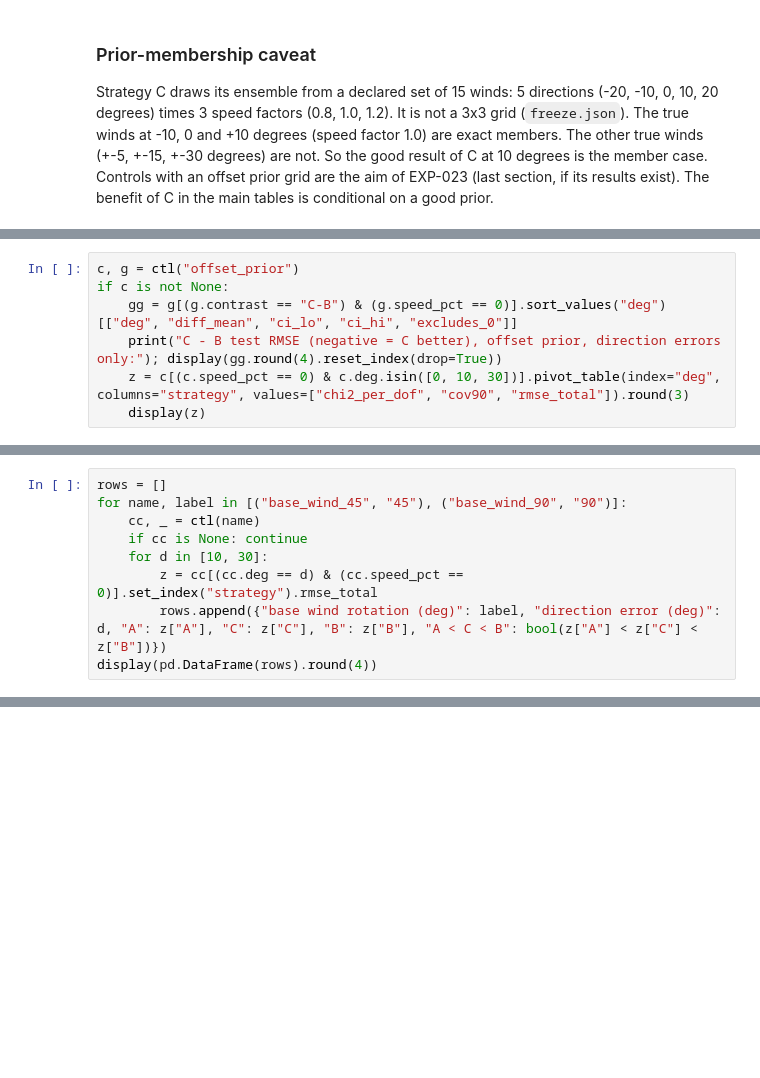
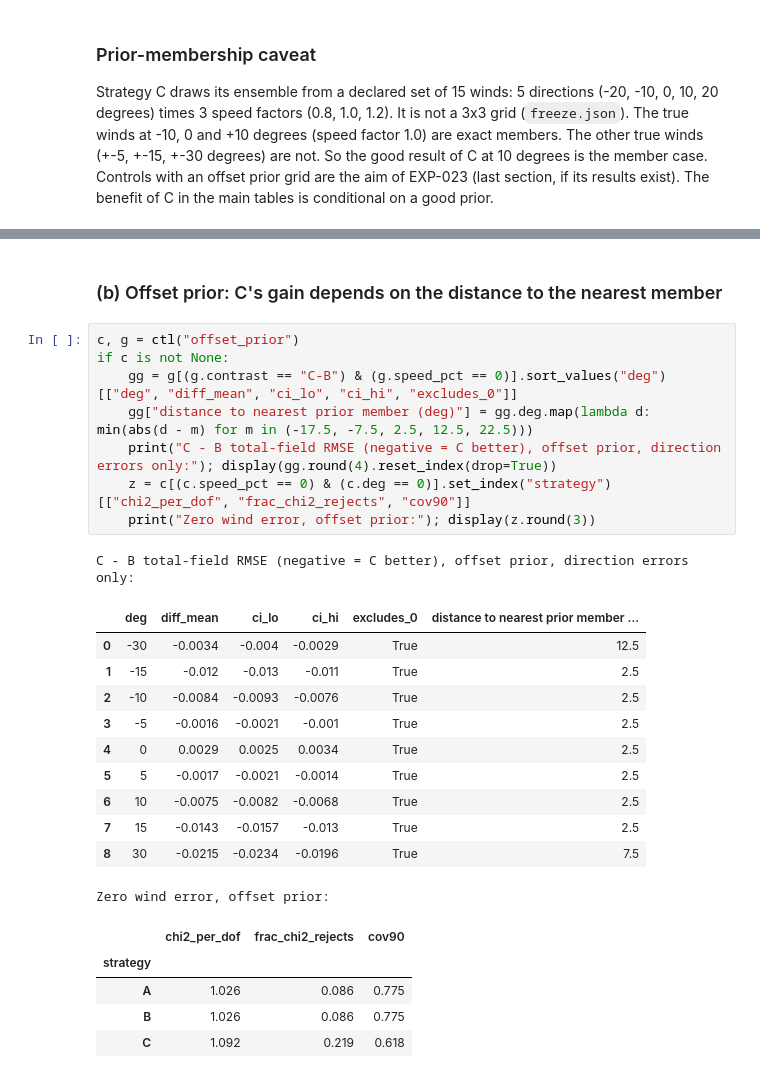
Before and after one commit to yubrajbhandari923/pravah, a Jupyter notebook: notebooks/09_phase3_winds_and_uncertainty.ipynb, the cells around one changed output, grey strips where cells are left out. Drawn from its saved outputs; the diff is of its cells as text; blank space fills up the shorter version.

```diff
--- a/notebooks/09_phase3_winds_and_uncertainty.ipynb
+++ b/notebooks/09_phase3_winds_and_uncertainty.ipynb
@@ -320,7 +257,0 @@ Total RMSE at zero wind error changes little with alpha. A caveat: alpha 0.1 hel
-# %%
-c, g = ctl("offset_prior")
-if c is not None:
-    gg = g[(g.contrast == "C-B") & (g.speed_pct == 0)].sort_values("deg")[["deg", "diff_mean", "ci_lo", "ci_hi", "excludes_0"]]
-    print("C - B test RMSE (negative = C better), offset prior, direction errors only:"); display(gg.round(4).reset_index(drop=True))
-    z = c[(c.speed_pct == 0) & c.deg.isin([0, 10, 30])].pivot_table(index="deg", columns="strategy", values=["chi2_per_dof", "cov90", "rmse_total"]).round(3)
-    display(z)
@@ -380,9 +257,0 @@ Direction errors of 30 degrees still raise chi2/dof of B to about 9 to 12, so th
-# %%
-rows = []
-for name, label in [("base_wind_45", "45"), ("base_wind_90", "90")]:
-    cc, _ = ctl(name)
-    if cc is None: continue
-    for d in [10, 30]:
-        z = cc[(cc.deg == d) & (cc.speed_pct == 0)].set_index("strategy").rmse_total
-        rows.append({"base wind rotation (deg)": label, "direction error (deg)": d, "A": z["A"], "C": z["C"], "B": z["B"], "A < C < B": bool(z["A"] < z["C"] < z["B"])})
-display(pd.DataFrame(rows).round(4))
@@ -410,0 +320,28 @@ F-033 is preliminary until the review finishes. These controls support the direc
+# %% [markdown]
+### (b) Offset prior: C's gain depends on the distance to the nearest member
+# %%
+c, g = ctl("offset_prior")
+if c is not None:
+    gg = g[(g.contrast == "C-B") & (g.speed_pct == 0)].sort_values("deg")[["deg", "diff_mean", "ci_lo", "ci_hi", "excludes_0"]]
+    gg["distance to nearest prior member (deg)"] = gg.deg.map(lambda d: min(abs(d - m) for m in (-17.5, -7.5, 2.5, 12.5, 22.5)))
+    print("C - B total-field RMSE (negative = C better), offset prior, direction errors only:"); display(gg.round(4).reset_index(drop=True))
+    z = c[(c.speed_pct == 0) & (c.deg == 0)].set_index("strategy")[["chi2_per_dof", "frac_chi2_rejects", "cov90"]]
+    print("Zero wind error, offset prior:"); display(z.round(3))
+# %% [output]
+C - B total-field RMSE (negative = C better), offset prior, direction errors only:
+|  | deg | diff_mean | ci_lo | ci_hi | excludes_0 | distance to nearest prior member ... |
+| 0 | -30 | -0.0034 | -0.004 | -0.0029 | True | 12.5 |
+| 1 | -15 | -0.012 | -0.013 | -0.011 | True | 2.5 |
+| 2 | -10 | -0.0084 | -0.0093 | -0.0076 | True | 2.5 |
+| 3 | -5 | -0.0016 | -0.0021 | -0.001 | True | 2.5 |
+| 4 | 0 | 0.0029 | 0.0025 | 0.0034 | True | 2.5 |
+| 5 | 5 | -0.0017 | -0.0021 | -0.0014 | True | 2.5 |
+| 6 | 10 | -0.0075 | -0.0082 | -0.0068 | True | 2.5 |
+| 7 | 15 | -0.0143 | -0.0157 | -0.013 | True | 2.5 |
+| 8 | 30 | -0.0215 | -0.0234 | -0.0196 | True | 7.5 |
+Zero wind error, offset prior:
+|  | chi2_per_dof | frac_chi2_rejects | cov90 |
+| strategy |  |  |  |
+| A | 1.026 | 0.086 | 0.775 |
+| B | 1.026 | 0.086 | 0.775 |
+| C | 1.092 | 0.219 | 0.618 |
```
Also changed, not shown: parts of 31 cells of this notebook, 1 other file.
